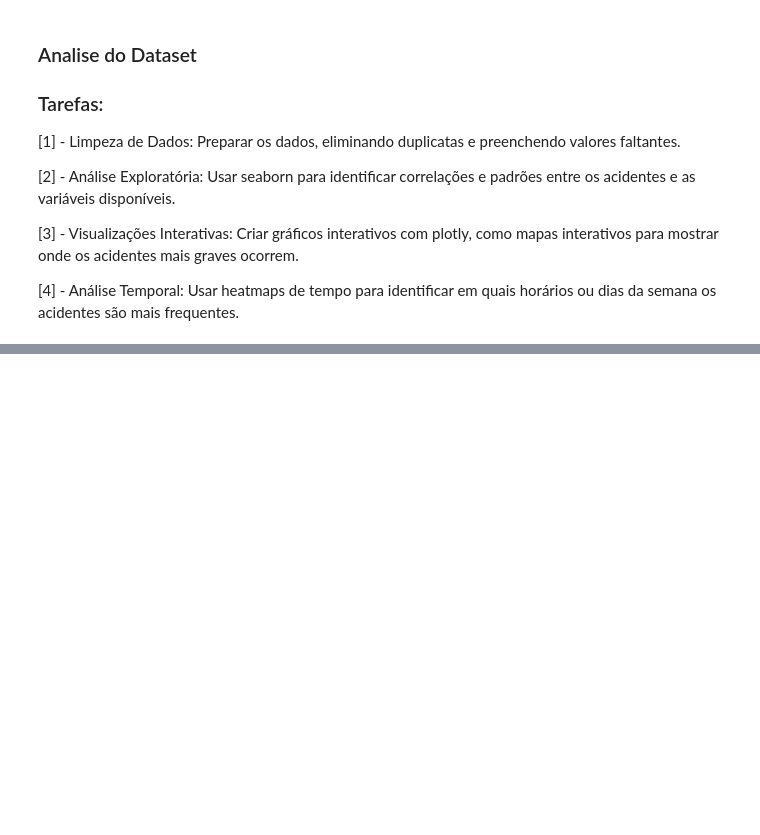
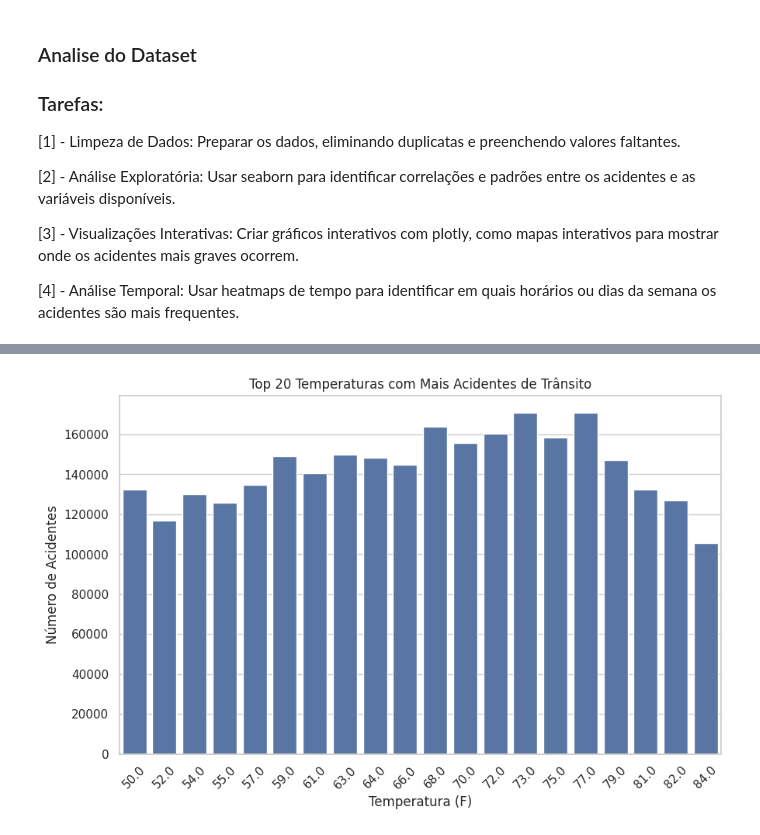
Before and after one commit to joaoangnes/us-accident-analysis, a Jupyter notebook: us_accident_analysis.ipynb, the cells around one changed output, grey strips where cells are left out. Cells and saved outputs as stored; diff of their text form; code cells hidden in the pictures; blank space fills up the shorter version.

```diff
--- a/us_accident_analysis.ipynb
+++ b/us_accident_analysis.ipynb
@@ -455,0 +815,16 @@ msno.bar(df_parquet_pandas_nan_clean)
+# %%
+top_20_temps = df_parquet_pandas['Temperature(F)'].value_counts().nlargest(20)
+
+top_20_temps_df = top_20_temps.reset_index()
+top_20_temps_df.columns = ['Temperature(F)', 'Number of Accidents']
+
+# 3. Criar o gráfico de barras
+plt.figure(figsize=(10,6))
+sb.barplot(data=top_20_temps_df, x='Temperature(F)', y='Number of Accidents')
+plt.title('Top 20 Temperaturas com Mais Acidentes de Trânsito')
+plt.xlabel('Temperatura (F)')
+plt.ylabel('Número de Acidentes')
+plt.xticks(rotation=45)  # Rotaciona os rótulos das temperaturas se necessário
+plt.show()
+# %% [output]
+[figure, added]
```
Also changed, not shown: parts of 94 cells of this notebook.
